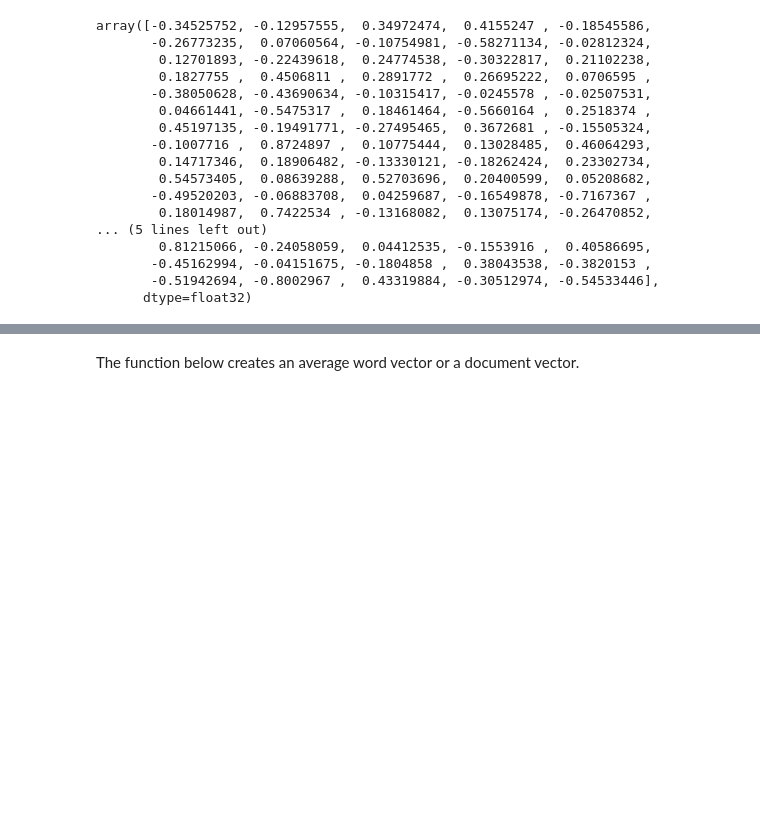
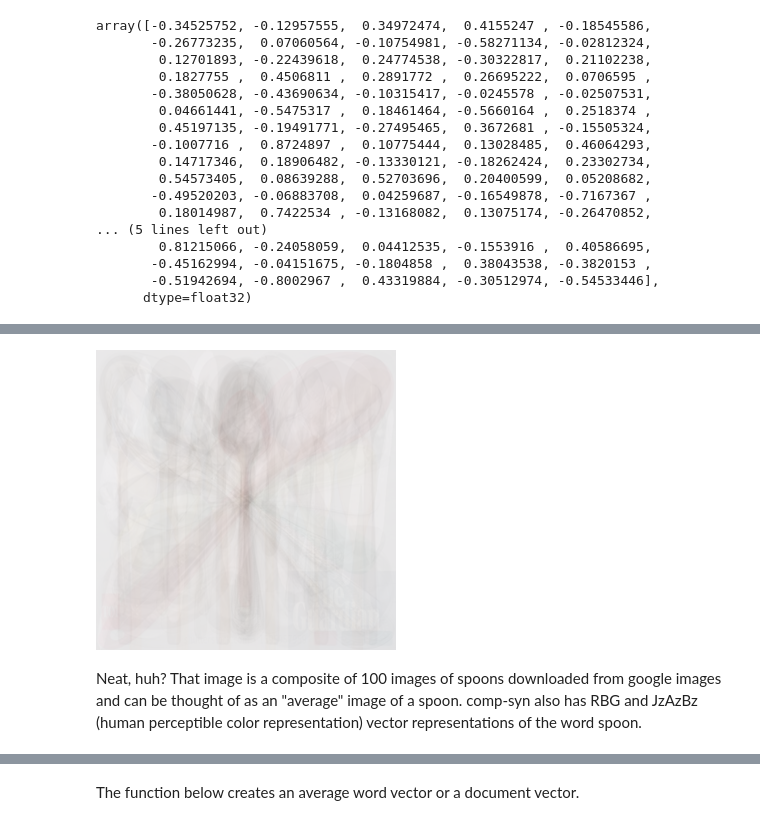
Before and after one commit to bhargavvader/thinking-with-deep-learning, a Jupyter notebook: notebooks/chapter_2/text_data.ipynb, the cells around one changed output, grey strips where cells are left out. Saved outputs shown, nothing was run; the diff lists cells and outputs as text; code cells hidden in the pictures; blank space fills up the shorter version.

```diff
--- a/notebooks/chapter_2/text_data.ipynb
+++ b/notebooks/chapter_2/text_data.ipynb
@@ -223,0 +281,12 @@ google_w2v_model.wv.most_similar("war")
+# %%
+path = "/Users/bhargavvader/open_source/comp-syn/vectors_data/"
+# %%
+disk_vectors = cs.vectors.LoadVectorsFromDisk(path)
+# %%
+disk_vectors.load_colorgram("spoon")
+# %%
+disk_vectors.vectors["spoon"].colorgram
+# %% [output]
+[figure, added]
+# %% [markdown]
+Neat, huh? That image is a composite of 100 images of spoons downloaded from google images and can be thought of as an "average" image of a spoon. comp-syn also has RBG and JzAzBz (human perceptible color representation) vector representations of the word spoon.
```
Also changed, not shown: parts of 17 cells of this notebook, 5 other files.
